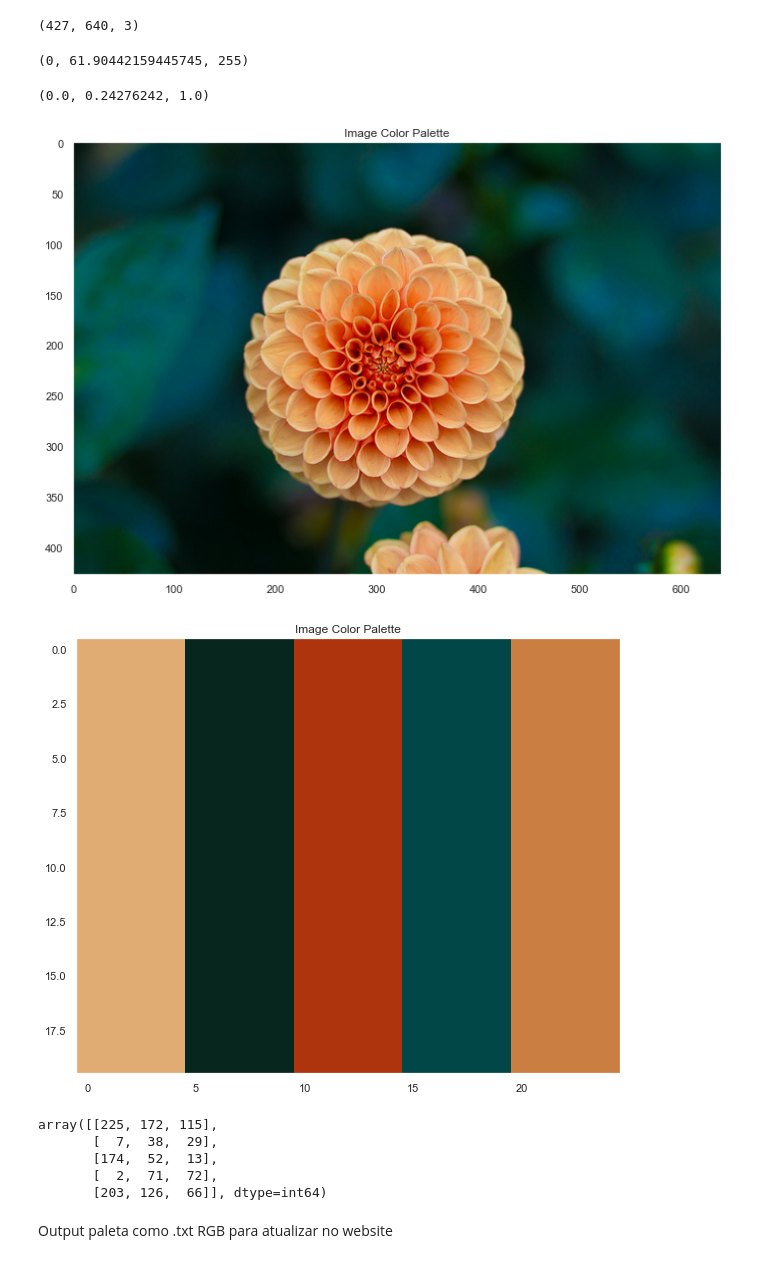
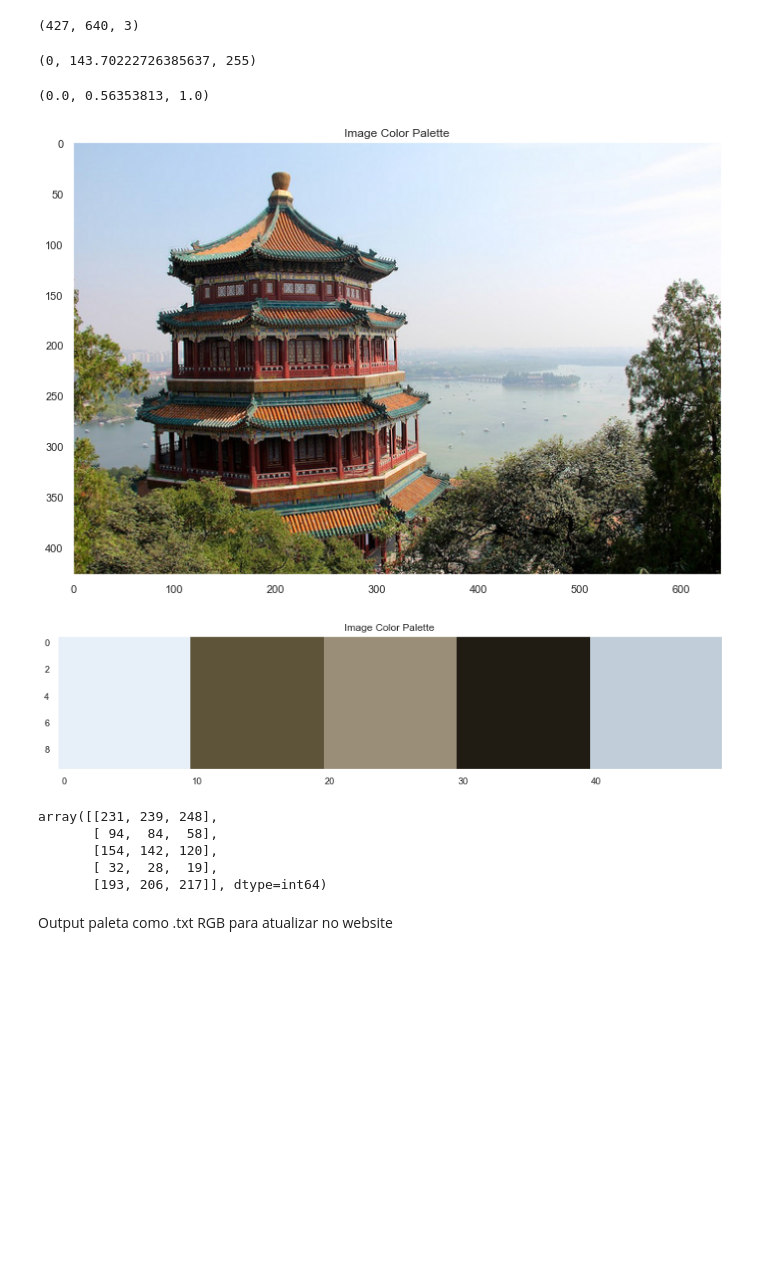
Before and after one commit to DQN-AGENTS-EESTECH22/ML-MODEL, a Jupyter notebook: jupyter kmeans/kmeans2.ipynb, the cells around one changed output. Drawn from its saved outputs; the diff is of its cells as text; code cells hidden in the pictures; blank space fills up the shorter version.

Commit message:
presentation work

```diff
--- a/jupyter kmeans/kmeans2.ipynb
+++ b/jupyter kmeans/kmeans2.ipynb
@@ -15,7 +15,7 @@ from sklearn.datasets import load_sample_image
 from sklearn.utils import shuffle
 from time import time
 # %%
-china = load_sample_image("flower.jpg")
+china = load_sample_image("china.jpg")
 china.shape
 # %% [output]
 (427, 640, 3)
@@ -34,12 +34,12 @@ X = china.reshape(-1, 3)
 # %%
 X.min(), X.mean(), X.max()
 # %% [output]
-(0, 61.90442159445745, 255)
+(0, 143.70222726385637, 255)
 # %%
 X = X.astype("float32") / 255
 X.min(), X.mean(), X.max()
 # %% [output]
-(0.0, 0.24276242, 1.0)
+(0.0, 0.56353813, 1.0)
 # %%
 kmeans = KMeans(n_clusters=5)
 predictions = kmeans.fit_predict(X)
@@ -47,29 +47,34 @@ centers = kmeans.cluster_centers_
 # %%
 plt.figure(figsize=(14,8))
 plt.imshow(china)
 plt.title("Image Color Palette")
 plt.grid()
+fname = r"..\presentation_material\kmeans_presentation\flower\flower.png"
+# fname = r".\presentation_material\kmeans_presentation\china\china.png"
+plt.savefig(fname, dpi=600)
 
 plt.figure(figsize=(14,8))
-plt.imshow(centers[np.concatenate([[i] * 100 for i in range(len(centers))]).reshape((-1,20)).T])
+plt.imshow(centers[np.concatenate([[i] * 100 for i in range(len(centers))]).reshape((-1,10)).T])
 plt.title("Image Color Palette")
 plt.grid()
+# fname = r"..\presentation_material\kmeans_presentation\flower\palette.png"
+fname = r".\presentation_material\kmeans_presentation\china\palette.png"
 
 # test = centers[np.concatenate([[i] * 100 for i in range(len(centers))]).reshape((-1,20)).T]
 # test[:, :, :] *= 255 * np.ones((test.shape[0], test.shape[1], test.shape[2]))
 # %% [output]
-[figure, old version]
+[figure, new version]
-[figure, old version]
+[figure, new version]
 # %%
 rgb = centers*  255
 rgb = rgb.astype(np.int64)
 rgb
 # %% [output]
-array([[225, 172, 115],
-       [  7,  38,  29],
-       [174,  52,  13],
-       [  2,  71,  72],
-       [203, 126,  66]], dtype=int64)
+array([[231, 239, 248],
+       [ 94,  84,  58],
+       [154, 142, 120],
+       [ 32,  28,  19],
+       [193, 206, 217]], dtype=int64)
 # %% [markdown]
 Output paleta como .txt RGB para atualizar no website
 # %%
```
Also changed, not shown: parts of 3 cells of this notebook, 6 other files.
